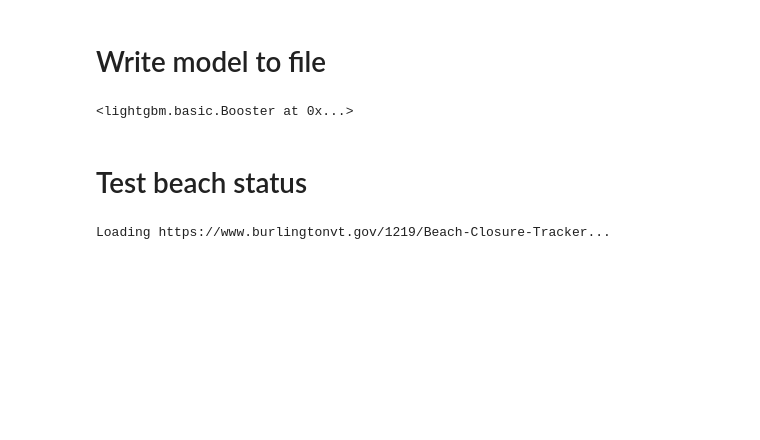
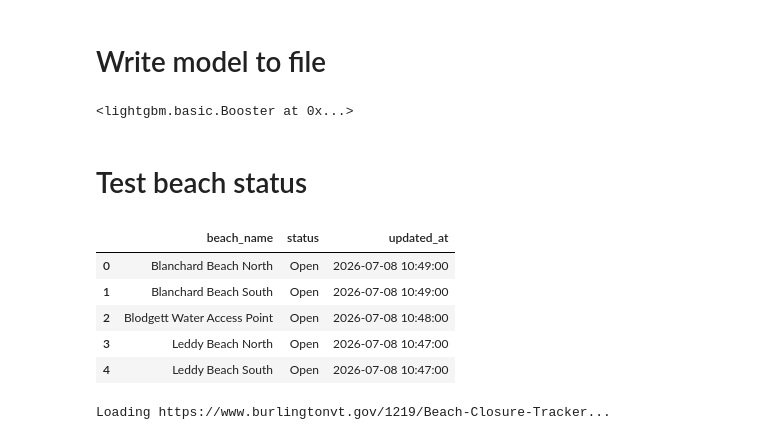
Before and after one commit to fhall18/kuanos, a Jupyter notebook: model/explorer.ipynb, the cells around one changed output. Saved outputs shown, nothing was run; the diff lists cells and outputs as text; code cells hidden in the pictures; blank space fills up the shorter version.

```diff
--- a/model/explorer.ipynb
+++ b/model/explorer.ipynb
@@ -624,6 +625,16 @@ import sys
 sys.path.insert(0, '..')
 
 from src.beach_status import scrape_beach_statuses
+# %%
+PATH = Path('../data/beach_status.parquet')
+pd.read_parquet(PATH).head()
+# %% [output]
+|  | beach_name | status | updated_at |
+| 0 | Blanchard Beach North | Open | 2026-07-08 10:49:00 |
+| 1 | Blanchard Beach South | Open | 2026-07-08 10:49:00 |
+| 2 | Blodgett Water Access Point | Open | 2026-07-08 10:48:00 |
+| 3 | Leddy Beach North | Open | 2026-07-08 10:47:00 |
+| 4 | Leddy Beach South | Open | 2026-07-08 10:47:00 |
 # %%
 beaches, last_updated = await scrape_beach_statuses()
 # %% [output]
```
Also changed, not shown: parts of 4 cells of this notebook, 1 other file.
